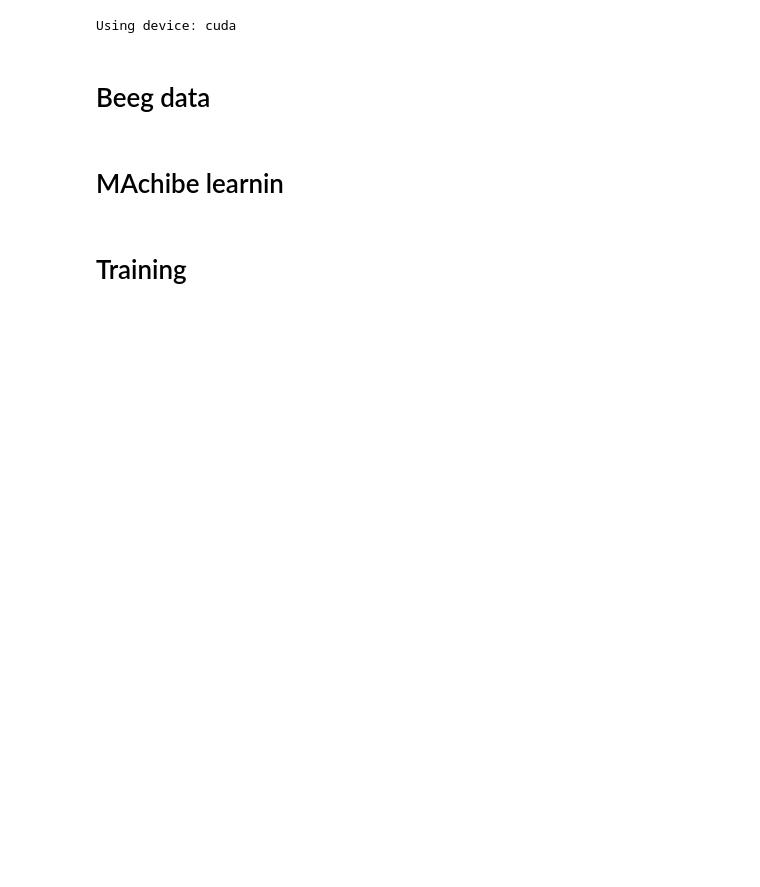
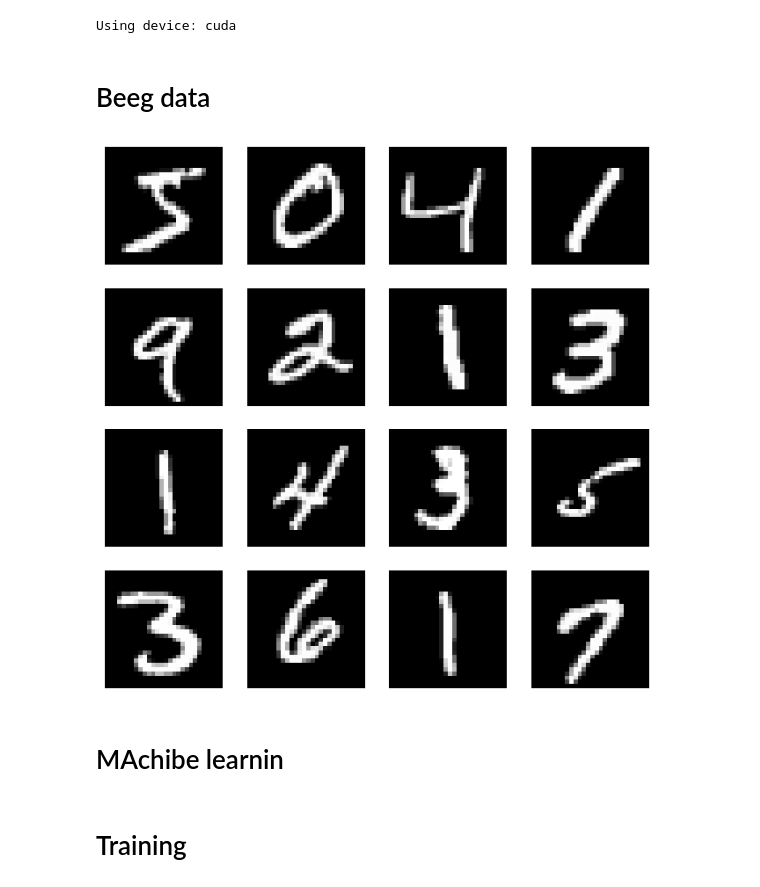
Before and after one commit to kchen50/image-generation, a Jupyter notebook: gan.ipynb, the cells around one changed output. Saved outputs shown, nothing was run; the diff lists cells and outputs as text; code cells hidden in the pictures; blank space fills up the shorter version.

Commit message:
Slightly refactored plot_samples code

```diff
--- a/gan.ipynb
+++ b/gan.ipynb
@@ -41,6 +43,26 @@ y_train = torch.Tensor( trainset.targets ).long()
 
 train_data = DataLoader(trainset, batch_size=batch_size, shuffle=True, drop_last=True)
 test_data = DataLoader(testset, batch_size=batch_size, shuffle=True, drop_last=True)
+# %%
+def plot_samples(samples):
+    if len(samples.shape) == 4:
+        flattened_samples = samples.squeeze(1)
+    else: flattened_samples = samples
+
+    assert samples.shape[1:] == (28, 28), ValueError
+
+    images = flattened_samples.detach().cpu().numpy()
+
+    r, c = math.ceil(math.sqrt(samples.shape[0])), math.floor(math.sqrt(samples.shape[0]))
+    fig, axes = plt.subplots(r, c, figsize=(8, 8))
+    for i, ax in enumerate(axes.flat):
+        ax.imshow(images[i], cmap='gray')
+        ax.axis('off')
+    plt.show()
+# %%
+plot_samples(X_train[:16])
+# %% [output]
+[figure, added]
 # %% [markdown]
 # MAchibe learnin
 # %%
```
Also changed, not shown: parts of 3 cells of this notebook.
